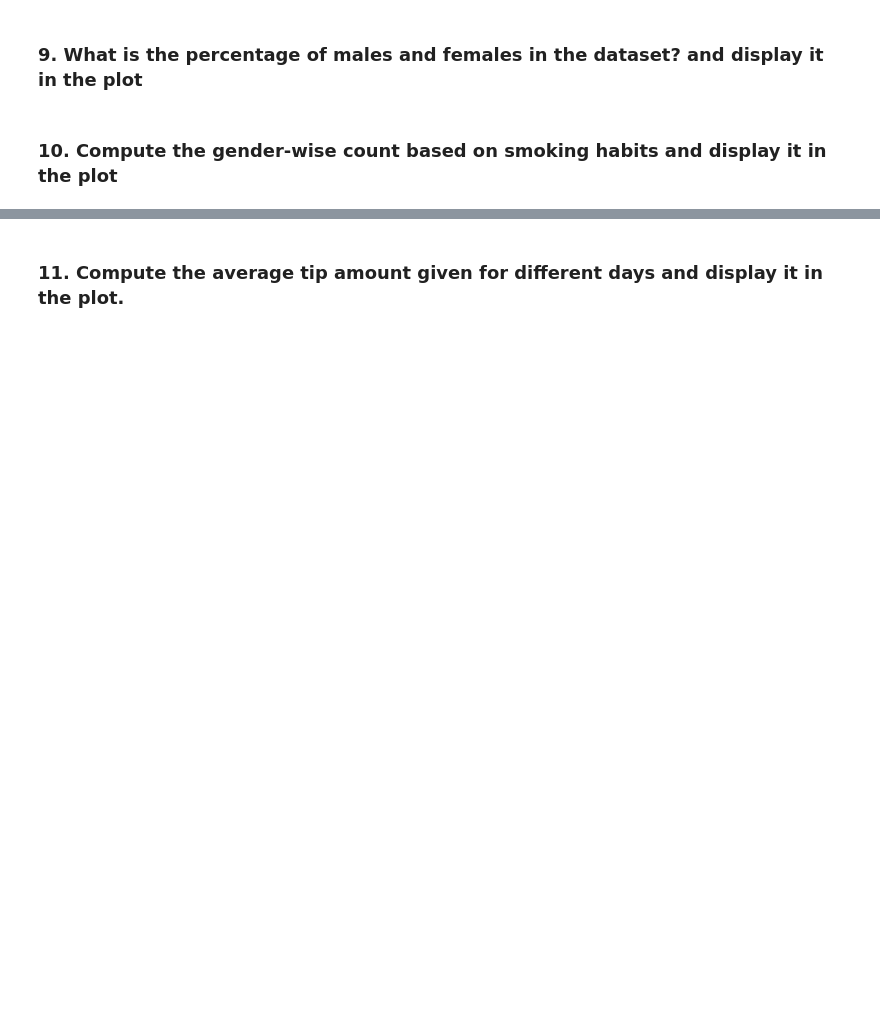
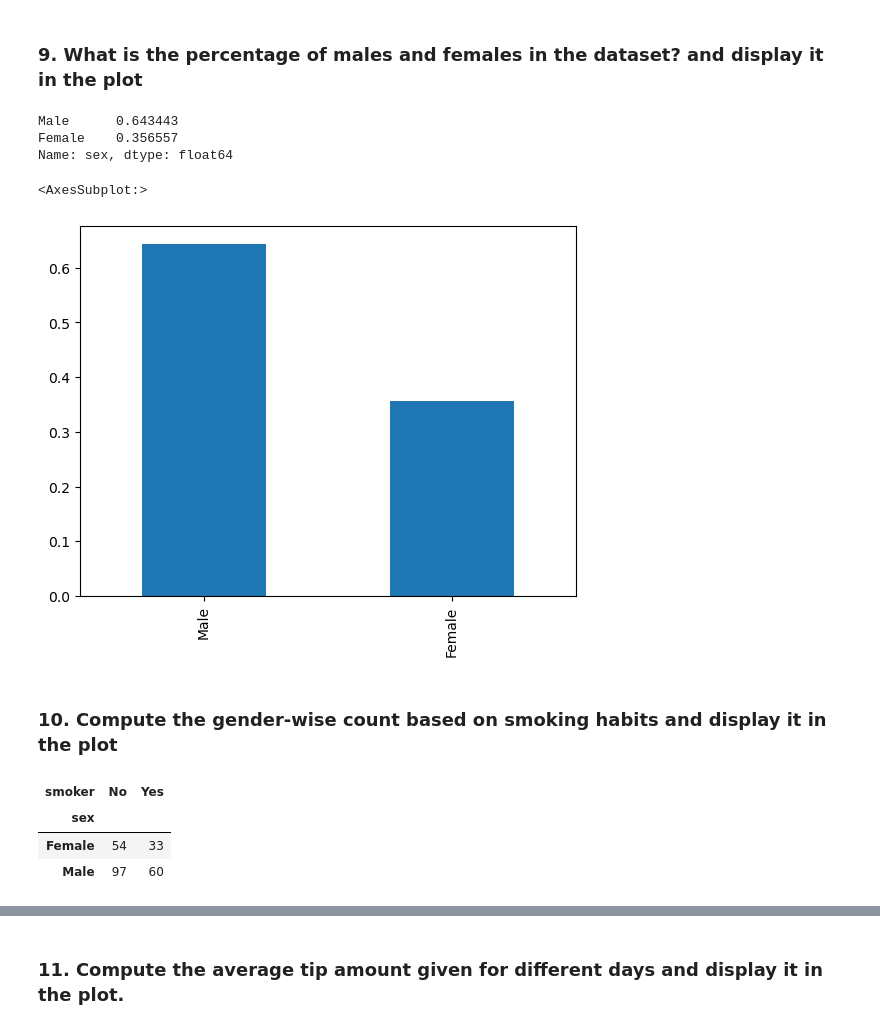
Before and after one commit to tarangini-shetty/tarangini_Lab2_Python_for_DS, a Jupyter notebook: Lab2.ipynb, the cells around one changed output, grey strips where cells are left out. Cells and saved outputs as stored; diff of their text form; code cells hidden in the pictures; blank space fills up the shorter version.

```diff
--- a/Lab2.ipynb
+++ b/Lab2.ipynb
@@ -147,4 +147,22 @@ sns.scatterplot(x='total_bill',y='tip',data=data)
 # %% [markdown]
 ### 9. What is the percentage of males and females in the dataset? and display it in the plot
+# %%
+data['sex'].value_counts(normalize=True)
+# %% [output]
+Male      0.643443
+Female    0.356557
+Name: sex, dtype: float64
+# %%
+data['sex'].value_counts(normalize=True).plot(kind='bar')
+# %% [output]
+<AxesSubplot:>
+[figure, added]
 # %% [markdown]
 ### 10. Compute the gender-wise count based on smoking habits and display it in the plot
+# %%
+pd.crosstab(data['sex'],data['smoker'])
+# %% [output]
+| smoker | No | Yes |
+| sex |  |  |
+| Female | 54 | 33 |
+| Male | 97 | 60 |
```
Also changed, not shown: parts of 48 cells of this notebook.
